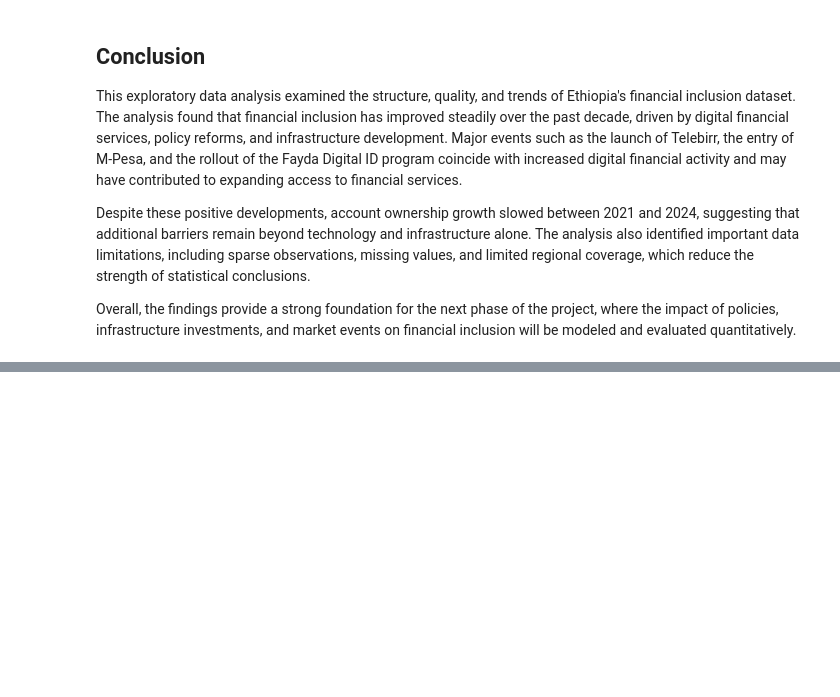
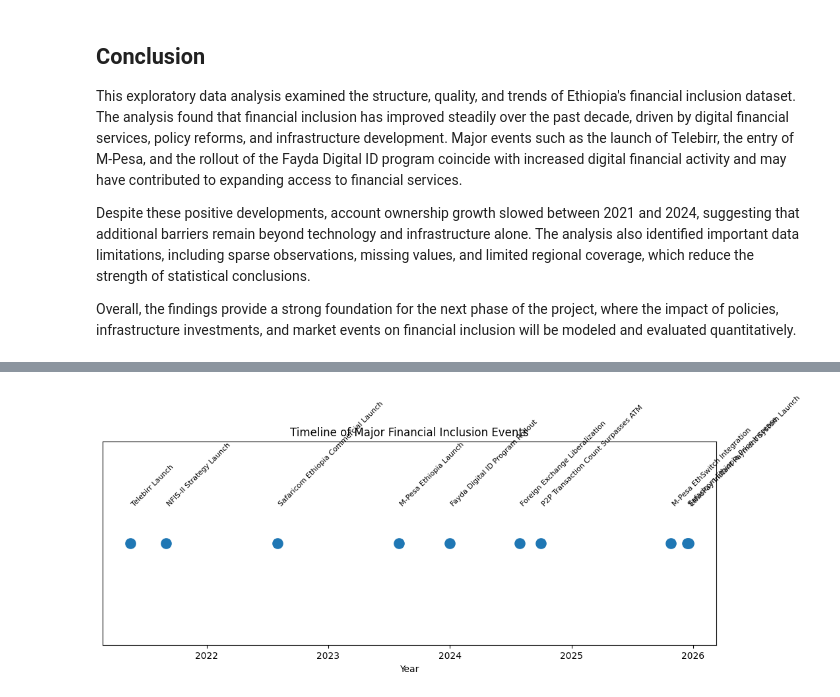
Before and after one commit to Dana-21-21/ethiopia-fi-forecast, a Jupyter notebook: notebooks/Task_2_Exploratory_Data_Analysis.ipynb, the cells around one changed output, grey strips where cells are left out. Saved outputs shown, nothing was run; the diff lists cells and outputs as text; code cells hidden in the pictures; blank space fills up the shorter version.

```diff
--- a/notebooks/Task_2_Exploratory_Data_Analysis.ipynb
+++ b/notebooks/Task_2_Exploratory_Data_Analysis.ipynb
@@ -904,0 +927,29 @@ Overall, the findings provide a strong foundation for the next phase of the proj
+# %%
+events = df[df["record_type"]=="event"].sort_values("observation_date")
+
+plt.figure(figsize=(12,4))
+
+plt.scatter(
+    events["observation_date"],
+    [1]*len(events),
+    s=120
+)
+
+for i,row in events.iterrows():
+    plt.text(
+        row["observation_date"],
+        1.02,
+        row["indicator"],
+        rotation=45,
+        fontsize=8
+    )
+
+plt.yticks([])
+
+plt.title("Timeline of Major Financial Inclusion Events")
+
+plt.xlabel("Year")
+
+plt.show()
+# %% [output]
+[figure, added]
```
Also changed, not shown: parts of 5 cells of this notebook, 1 other file.
